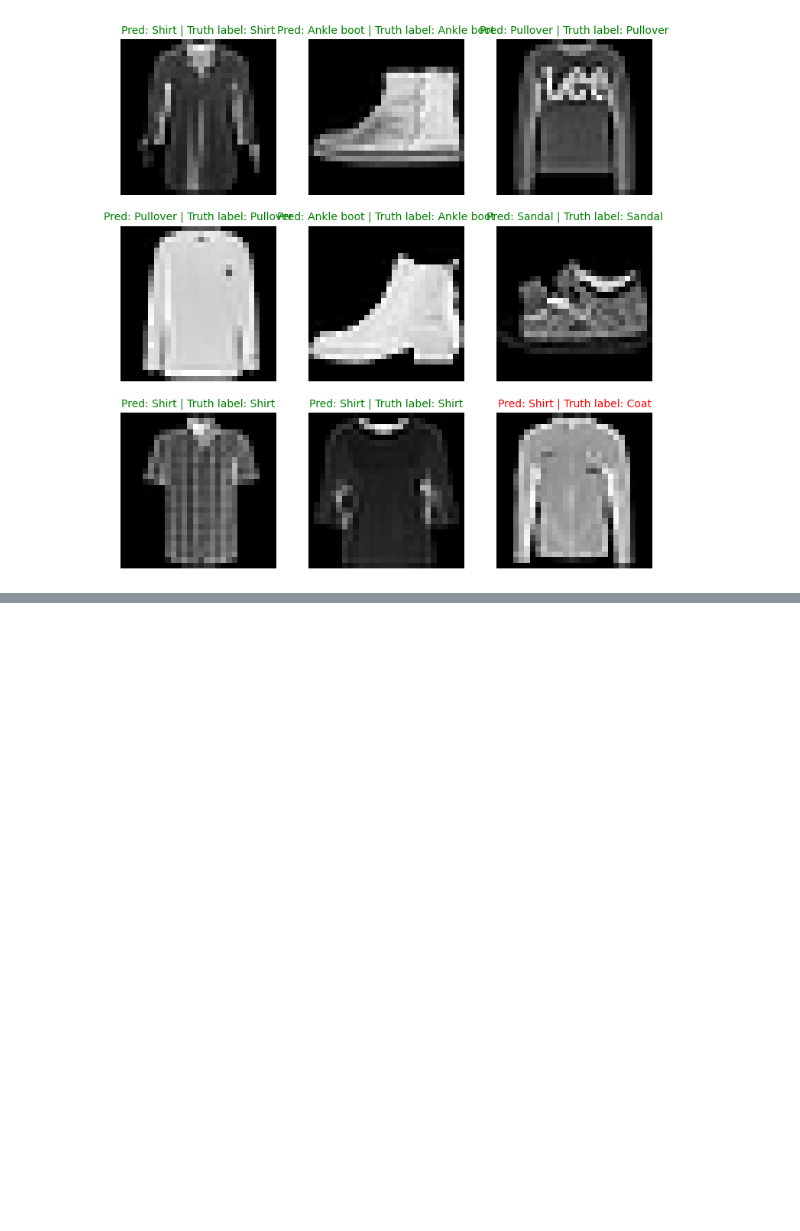
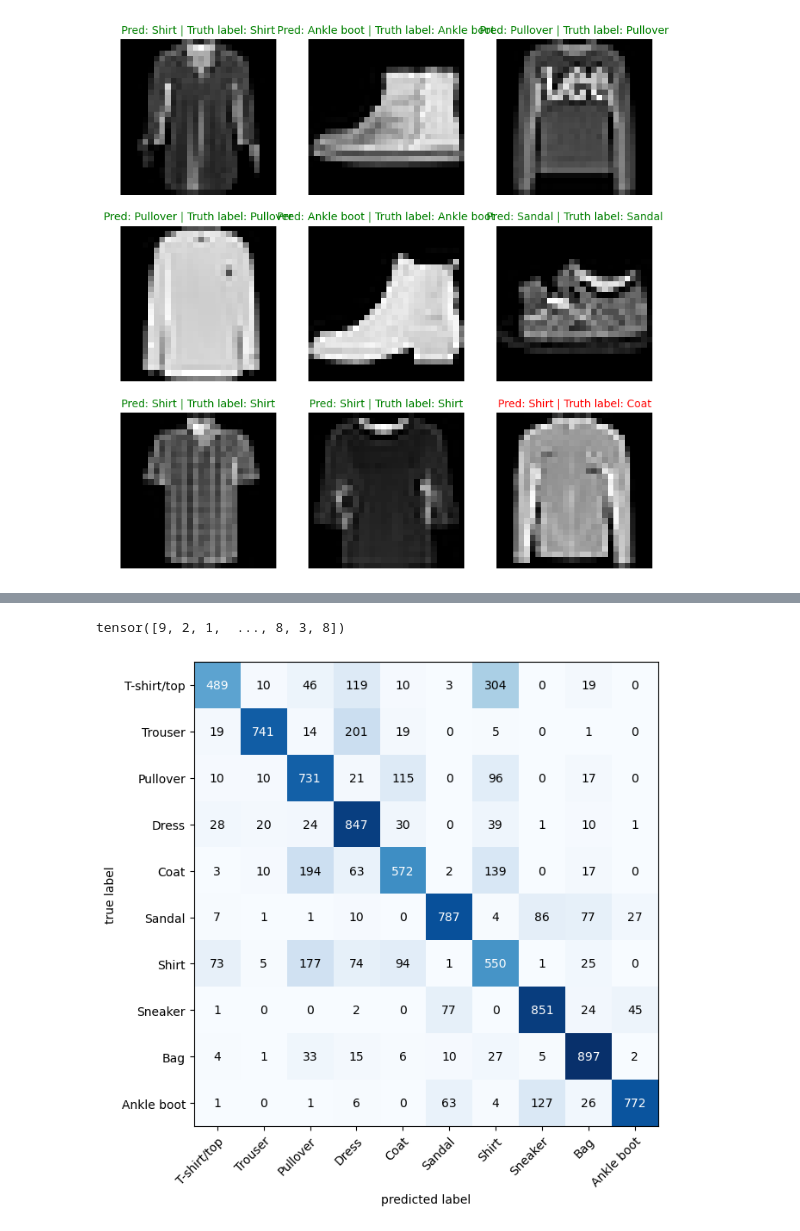
Before and after one commit to vinaynarahari/machineLearningNotebook, a Jupyter notebook: Computer Vision.ipynb, the cells around one changed output, grey strips where cells are left out. Saved outputs shown, nothing was run; the diff lists cells and outputs as text; code cells hidden in the pictures; blank space fills up the shorter version.

```diff
--- a/Computer Vision.ipynb
+++ b/Computer Vision.ipynb
@@ -807,0 +821,53 @@ for i, sample in enumerate(test_samples):
+# %%
+import mlxtend
+from tqdm.auto import tqdm
+
+# make predictions on trained model
+
+y_preds = []
+model_2.eval()
+
+with torch.inference_mode():
+    for X, y in tqdm(test_dataloader, desc= "Making predictions... "):
+
+        # send data to target device
+        X, y = X.to(device) , y.to(device)
+
+        # forward pass
+        y_logits = model_2(X)
+
+        # Turn logits into prediciotn probabilties
+        pred_probs = torch.softmax(y_logits.squeeze(), dim= 0).argmax(dim = 1)
+
+        y_preds.append(pred_probs.cpu())
+
+y_preds_tensor = torch.cat(y_preds) # concatening all the items in the y_preds list
+
+y_preds_tensor
+# %% [output]
+tensor([9, 2, 1,  ..., 8, 3, 8])
+# %%
+# making and plotting a confusion matrix
+
+from torchmetrics import ConfusionMatrix
+from mlxtend.plotting import plot_confusion_matrix
+
+# setup confusion instance and compare predicitons to target
+
+confmat = ConfusionMatrix(task="multiclass", num_classes=len(class_names)) # creating a new confusion matrix instance
+
+
+confmat_tensor = confmat(preds= y_preds_tensor,
+                         target = test_data.targets)
+
+confmat_tensor
+
+# plot confusion matrix
+fix, ax = plot_confusion_matrix(
+    conf_mat= confmat_tensor.numpy(), # matplotlib likes working with numpy
+    class_names=class_names,
+    figsize=(10,7)
+
+)
+# %% [output]
+[figure, added]
```
Also changed, not shown: parts of 4 cells of this notebook, 1 other file.
